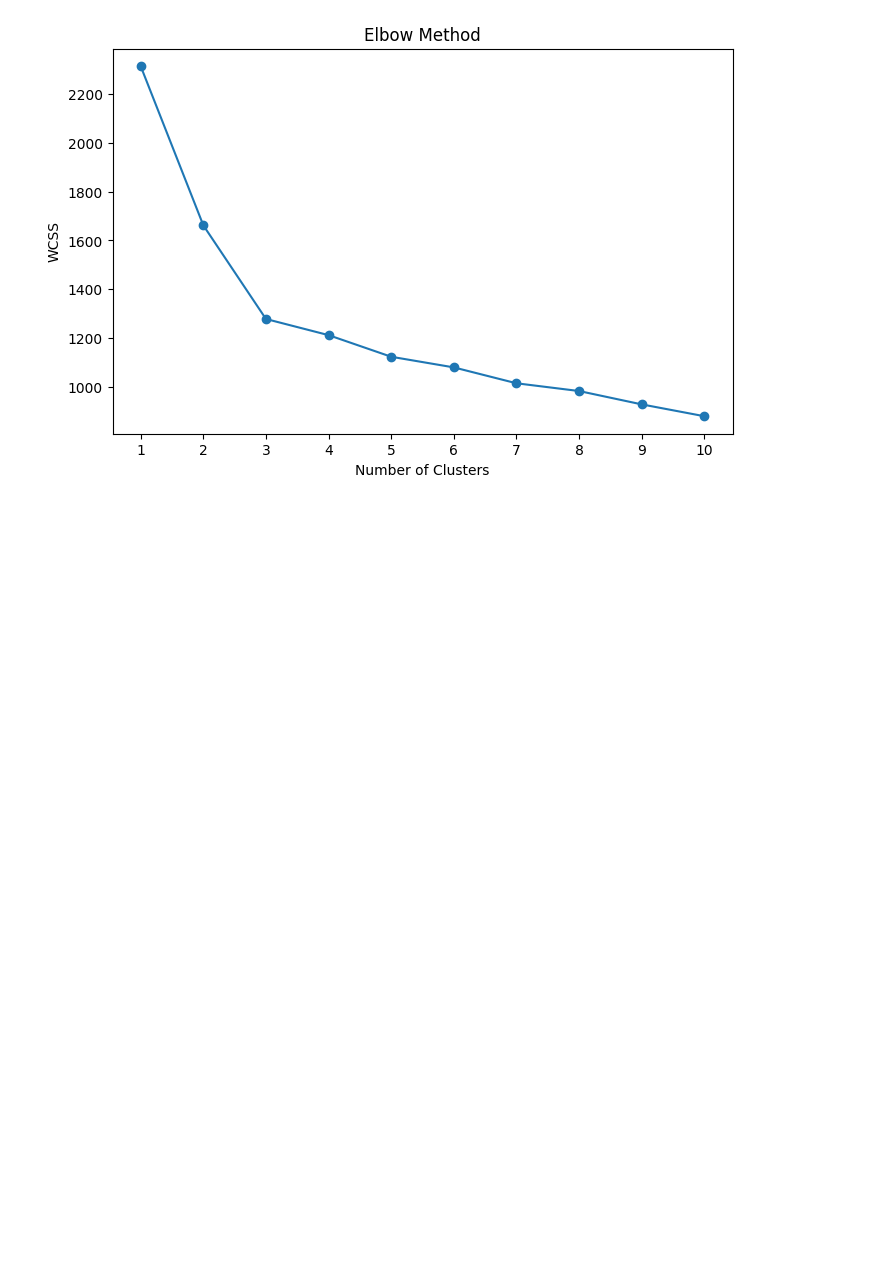
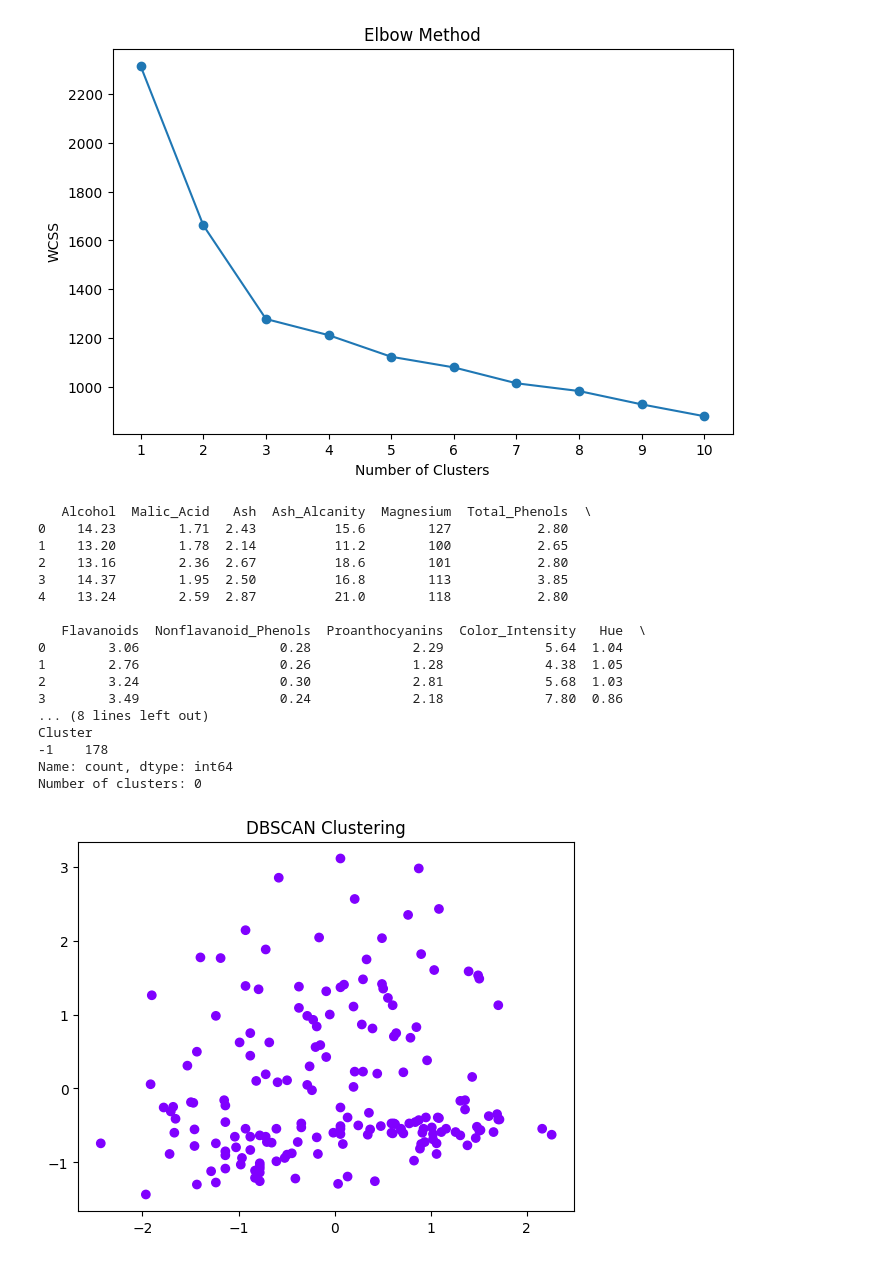
Before and after one commit to irenetobby/Assignment_unsupervised_learning, a Jupyter notebook: Assignment_unsupervised_learning.ipynb, the cells around one changed output. Cells and saved outputs as stored; diff of their text form; code cells hidden in the pictures; blank space fills up the shorter version.

```diff
--- a/Assignment_unsupervised_learning.ipynb
+++ b/Assignment_unsupervised_learning.ipynb
@@ -188,3 +188,60 @@ Clusters: 10 --> Score: 0.1396
 ✅ Optimal Number of Clusters (based on Silhouette Score): 3
 Best Silhouette Score: 0.2849
 [figure]
+# %%
+# 1. Import libraries
+import pandas as pd
+import numpy as np
+import matplotlib.pyplot as plt
+from sklearn.cluster import DBSCAN
+from sklearn.preprocessing import StandardScaler
+from sklearn.metrics import silhouette_score
+
+# 2. Load dataset
+df = pd.read_csv("Wine_clust.csv")
+print(df.head())
+
+# 3. Standardize the data (IMPORTANT for DBSCAN)
+scaler = StandardScaler()
+X_scaled = scaler.fit_transform(df)
+
+# 4. Build DBSCAN model
+dbscan = DBSCAN(eps=0.5, min_samples=5)
+clusters = dbscan.fit_predict(X_scaled)
+
+# 5. Add cluster labels to dataframe
+df['Cluster'] = clusters
+print(df['Cluster'].value_counts())
+
+# 6. Check number of clusters (excluding noise = -1)
+n_clusters = len(set(clusters)) - (1 if -1 in clusters else 0)
+print("Number of clusters:", n_clusters)
+
+# 7. Silhouette Score (only if clusters > 1)
+if n_clusters > 1:
+    score = silhouette_score(X_scaled, clusters)
+    print("Silhouette Score:", score)
+
+# 8. Visualize (using first two features)
+plt.scatter(X_scaled[:, 0], X_scaled[:, 1], c=clusters, cmap='rainbow')
+plt.title("DBSCAN Clustering")
+plt.show()
+# %% [output]
+   Alcohol  Malic_Acid   Ash  Ash_Alcanity  Magnesium  Total_Phenols  \
+0    14.23        1.71  2.43          15.6        127           2.80
+1    13.20        1.78  2.14          11.2        100           2.65
+2    13.16        2.36  2.67          18.6        101           2.80
+3    14.37        1.95  2.50          16.8        113           3.85
+4    13.24        2.59  2.87          21.0        118           2.80
+
+   Flavanoids  Nonflavanoid_Phenols  Proanthocyanins  Color_Intensity   Hue  \
+0        3.06                  0.28             2.29             5.64  1.04
+1        2.76                  0.26             1.28             4.38  1.05
+2        3.24                  0.30             2.81             5.68  1.03
+3        3.49                  0.24             2.18             7.80  0.86
+... (8 lines left out)
+Cluster
+-1    178
+Name: count, dtype: int64
+Number of clusters: 0
+[figure, added]
```
